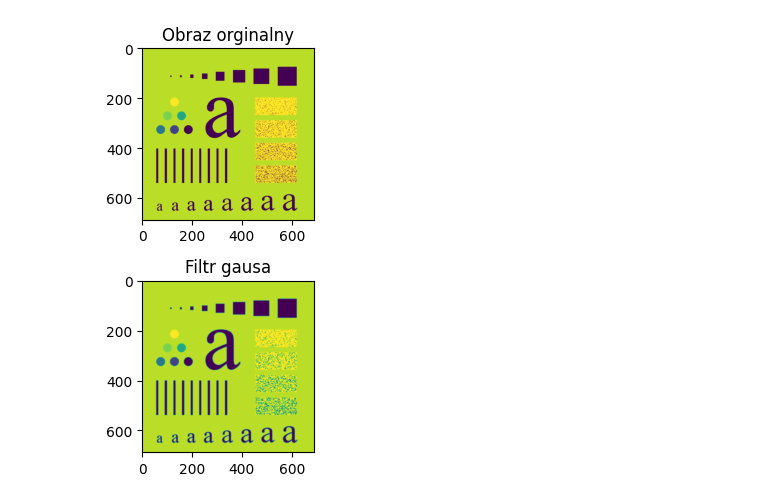
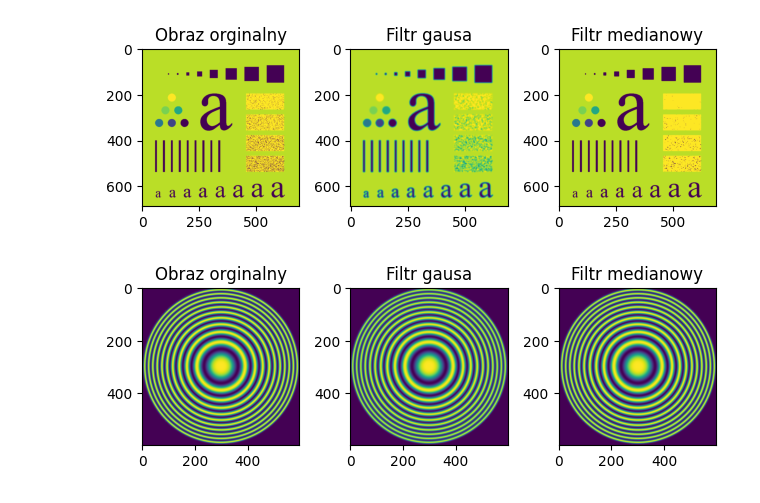
Before and after one commit to krysx7003/CPSO, a Jupyter notebook: Lab2/Cw10.ipynb, the cells around one changed output. Saved outputs shown, nothing was run; the diff lists cells and outputs as text; code cells hidden in the pictures.

```diff
--- a/Lab2/Cw10.ipynb
+++ b/Lab2/Cw10.ipynb
@@ -9,16 +9,40 @@ import skimage.filters as flt
 img_a = tiff.imread("src/characters_test_pattern.tif")
 img_b = tiff.imread("src/zoneplate.tif")
 # %%
-plt.subplot(1,2,1)
+plt.subplot(1,3,1)
 plt.imshow(img_a)
 plt.title("Obraz orginalny")
 
-plt.subplot(1,2,2)
-gaus_a = flt.gaussian(img_a)
+plt.subplot(1,3,2)
+gaus_a = flt.gaussian(img_a,sigma=2)
 plt.imshow(gaus_a)
 plt.title("Filtr gausa")
 
+plt.subplot(1,3,3)
+medi_img = rank.median(img_a,morph.footprint_rectangle((3,3)))
+plt.imshow(medi_img)
+plt.title("Filtr medianowy")
+
 plt.tight_layout()
 plt.show()
 # %% [output]
-[figure, old version]
+[figure, new version]
+# %%
+plt.subplot(1,3,1)
+plt.imshow(img_b)
+plt.title("Obraz orginalny")
+
+plt.subplot(1,3,2)
+gaus_b = flt.gaussian(img_b,sigma=1)
+plt.imshow(gaus_b)
+plt.title("Filtr gausa")
+
+plt.subplot(1,3,3)
+medi_img = rank.median(img_b,morph.footprint_rectangle((3,3)))
+plt.imshow(medi_img)
+plt.title("Filtr medianowy")
+
+plt.tight_layout()
+plt.show()
+# %% [output]
+[figure, added]
```
Also changed, not shown: parts of 1 cell of this notebook, 1 other file.
